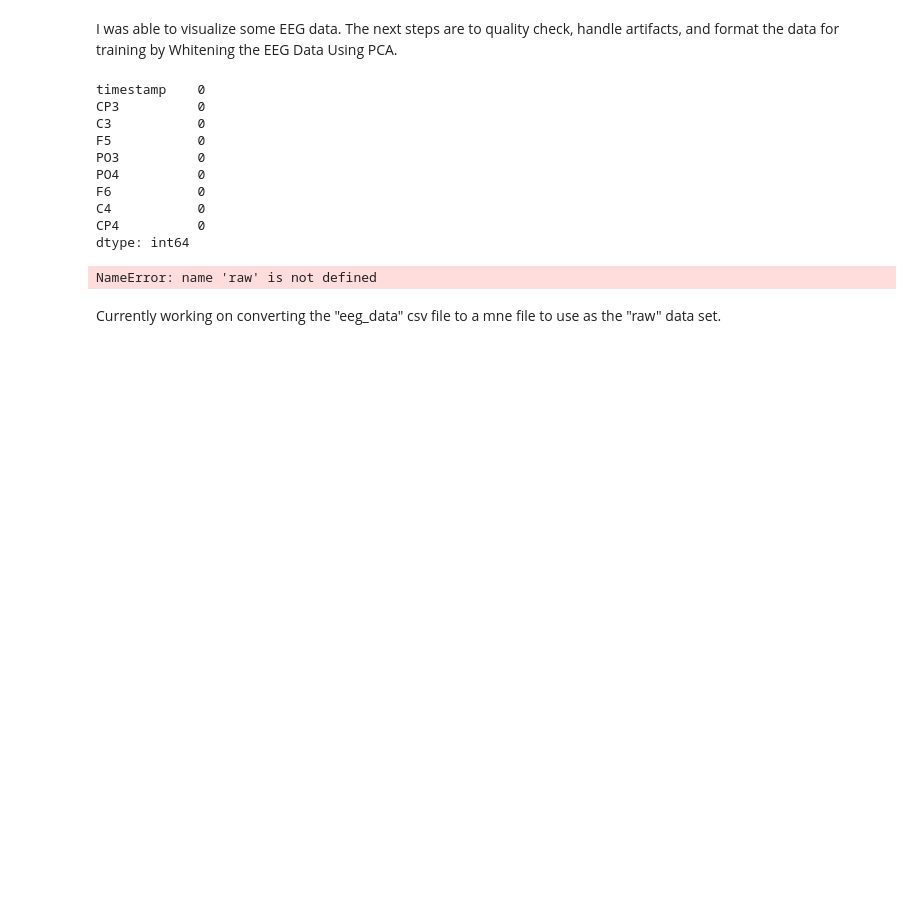
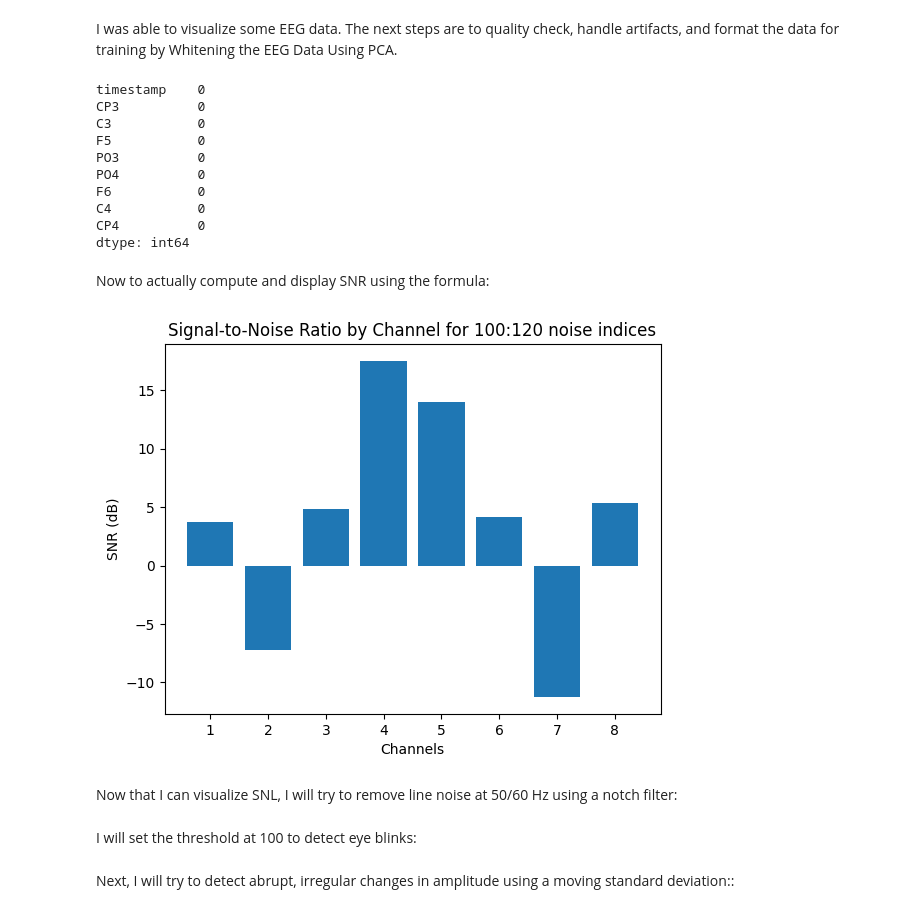
Before and after one commit to aeriab/ML_Workshop_CruX, a Jupyter notebook: BrendanA_MLWorkshop.ipynb, the cells around one changed output. Cells and saved outputs as stored; diff of their text form; code cells hidden in the pictures; blank space fills up the shorter version.

```diff
--- a/BrendanA_MLWorkshop.ipynb
+++ b/BrendanA_MLWorkshop.ipynb
@@ -74,18 +74,3 @@ F6           0
 C4           0
 CP4          0
 dtype: int64
-# %%
-raw = mne.io.read_raw_edf('path/to/your/eeg_file.edf', preload=True)
-
-data = raw.get_data()
-channel_variances = np.var(data, axis=1)
-plt.bar(raw.ch_names, channel_variances)
-plt.xlabel('Channels')
-plt.ylabel('Variance')
-plt.title('Channel Variances')
-plt.show() # This code results in an error for now
-# The code will work when I properly convert the csv file to mne
-# %% [output]
-NameError: name 'raw' is not defined
-# %% [markdown]
-Currently working on converting the "eeg_data" csv file to a mne file to use as the "raw" data set.
@@ -91,0 +85,34 @@ Currently working on converting the "eeg_data" csv file to a mne file to use as
+# %%
+from scipy.signal import butter, filtfilt
+
+start_noise_indice = 100
+end_noise_indice = 120
+
+def bandpass_filter(data, lowcut, highcut, fs, order=4):
+    nyquist = 0.5 * fs
+    low = lowcut / nyquist
+    high = highcut / nyquist
+    b, a = butter(order, [low, high], btype="band")
+    return filtfilt(b, a, data, axis=0)
+
+fs = 256  # Sampling frequency
+filtered_data = bandpass_filter(eeg_activity, lowcut=1, highcut=40, fs=fs)
+signal_power = np.mean(filtered_data ** 2, axis=0)
+noise_segment = eeg_activity[start_noise_indice:end_noise_indice]  # These are the start and:end for noise indices
+noise_power = np.mean(noise_segment ** 2, axis=0)
+# %% [markdown]
+Now to actually compute and display SNR using the formula:
+# %%
+snr = 10 * np.log10(signal_power / noise_power)
+
+channels = [f"{i+1}" for i in range(filtered_data.shape[1])]
+
+plt.bar(channels, snr)
+plt.xlabel("Channels")
+plt.ylabel("SNR (dB)")
+plt.title("Signal-to-Noise Ratio by Channel for " + str(start_noise_indice) +":" + str(end_noise_indice) + " noise indices")
+plt.show()
+# %% [output]
+[figure, added]
+# %% [markdown]
+Now that I can visualize SNL, I will try to remove line noise at 50/60 Hz using a notch filter:
@@ -91,0 +129,2 @@ Currently working on converting the "eeg_data" csv file to a mne file to use as
+# %% [markdown]
+I will set the threshold at 100 to detect eye blinks:
@@ -91,0 +134,2 @@ Currently working on converting the "eeg_data" csv file to a mne file to use as
+# %% [markdown]
+Next, I will try to detect abrupt, irregular changes in amplitude using a moving standard deviation::
```
Also changed, not shown: parts of 19 cells of this notebook, 1 other file.
